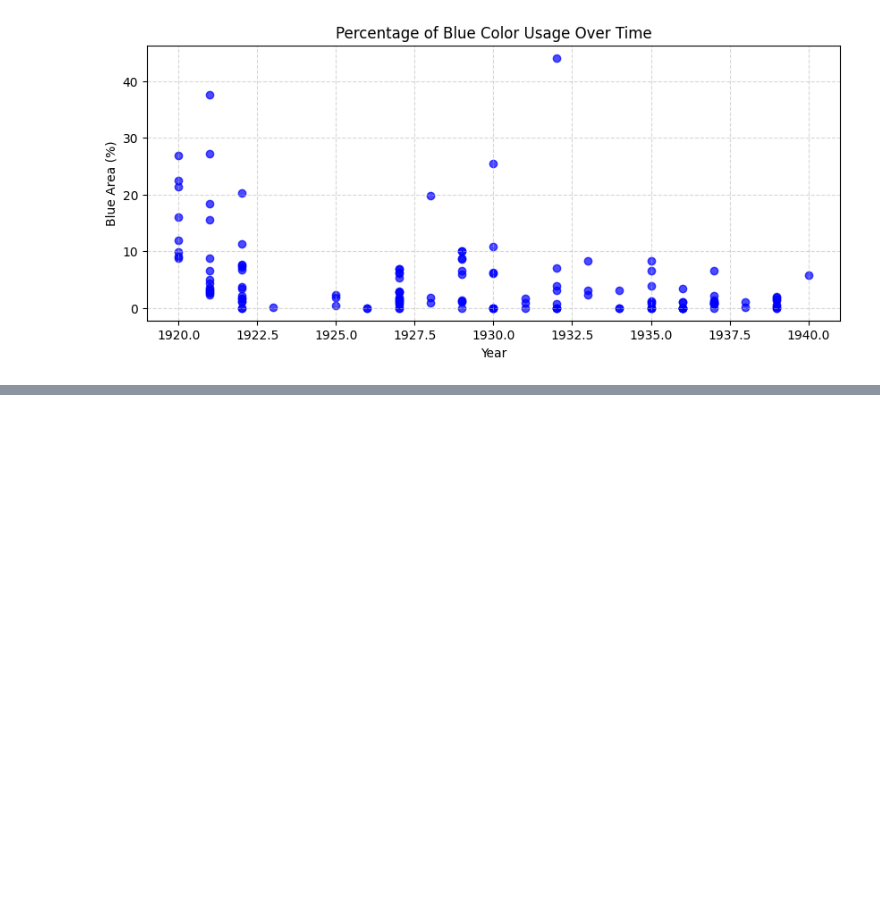
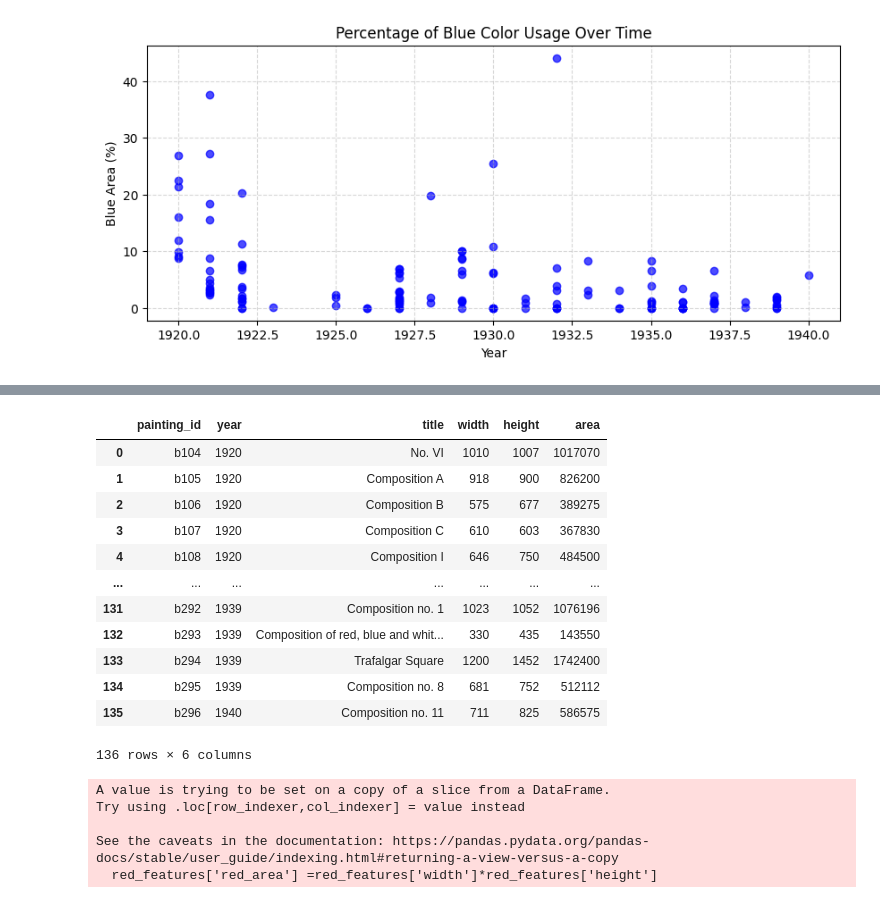
Before and after one commit to sanagahoi/Python_labs, a Jupyter notebook: cisco-labs/mondrian-art-project/mondrian-art-project.ipynb, the cells around one changed output, grey strips where cells are left out. Cells and saved outputs as stored; diff of their text form; code cells hidden in the pictures; blank space fills up the shorter version.

Commit message:
retrying on different color

```diff
--- a/cisco-labs/mondrian-art-project/mondrian-art-project.ipynb
+++ b/cisco-labs/mondrian-art-project/mondrian-art-project.ipynb
@@ -515,0 +518,3 @@ features
+# %%
+painting_info = pd.read_csv('mondrian-painting-info.csv')
+painting_info
@@ -515,0 +548,26 @@ features
+# %%
+painting_info['area'] = painting_info['height']*painting_info['width']
+painting_info
+# %% [output]
+|  | painting_id | year | title | width | height | area |
+| 0 | b104 | 1920 | No. VI | 1010 | 1007 | 1017070 |
+| 1 | b105 | 1920 | Composition A | 918 | 900 | 826200 |
+| 2 | b106 | 1920 | Composition B | 575 | 677 | 389275 |
+| 3 | b107 | 1920 | Composition C | 610 | 603 | 367830 |
+| 4 | b108 | 1920 | Composition I | 646 | 750 | 484500 |
+| ... | ... | ... | ... | ... | ... | ... |
+| 131 | b292 | 1939 | Composition no. 1 | 1023 | 1052 | 1076196 |
+| 132 | b293 | 1939 | Composition of red, blue and whit... | 330 | 435 | 143550 |
+| 133 | b294 | 1939 | Trafalgar Square | 1200 | 1452 | 1742400 |
+| 134 | b295 | 1939 | Composition no. 8 | 681 | 752 | 512112 |
+| 135 | b296 | 1940 | Composition no. 11 | 711 | 825 | 586575 |
+136 rows × 6 columns
+# %%
+red_features = features[features['color']== 'red']
+red_features['red_area'] =red_features['width']*red_features['height']
+# %% [output]
+A value is trying to be set on a copy of a slice from a DataFrame.
+Try using .loc[row_indexer,col_indexer] = value instead
+
+See the caveats in the documentation: https://pandas.pydata.org/pandas-docs/stable/user_guide/indexing.html#returning-a-view-versus-a-copy
+  red_features['red_area'] =red_features['width']*red_features['height']
```
Also changed, not shown: parts of 8 cells of this notebook.
